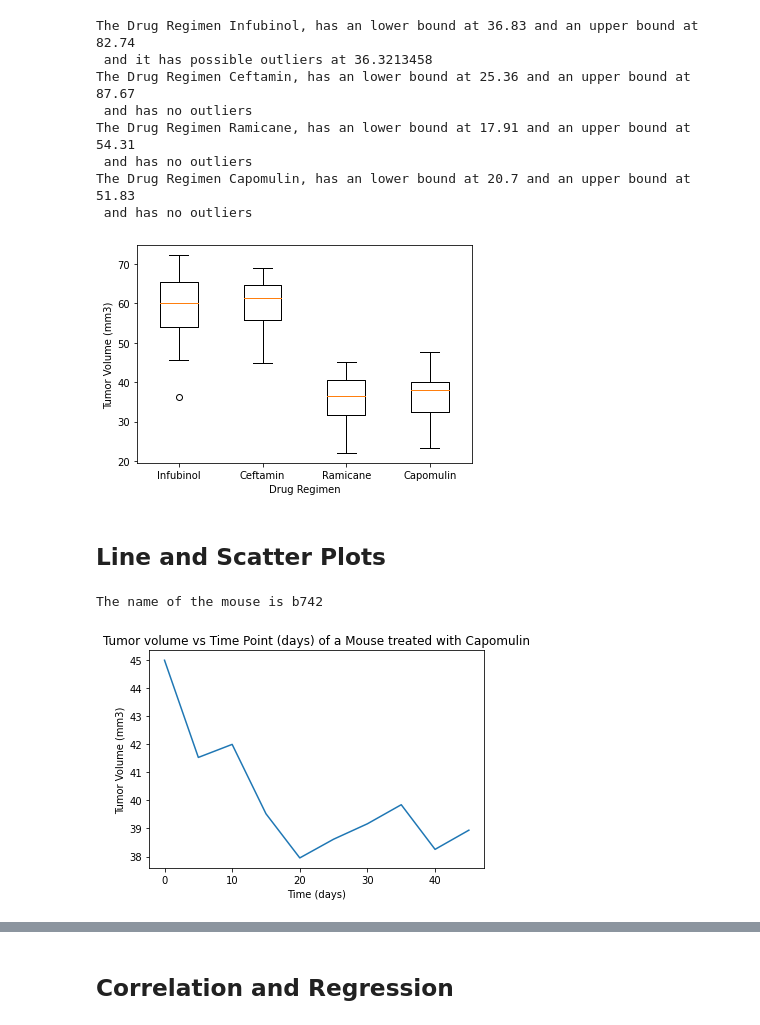
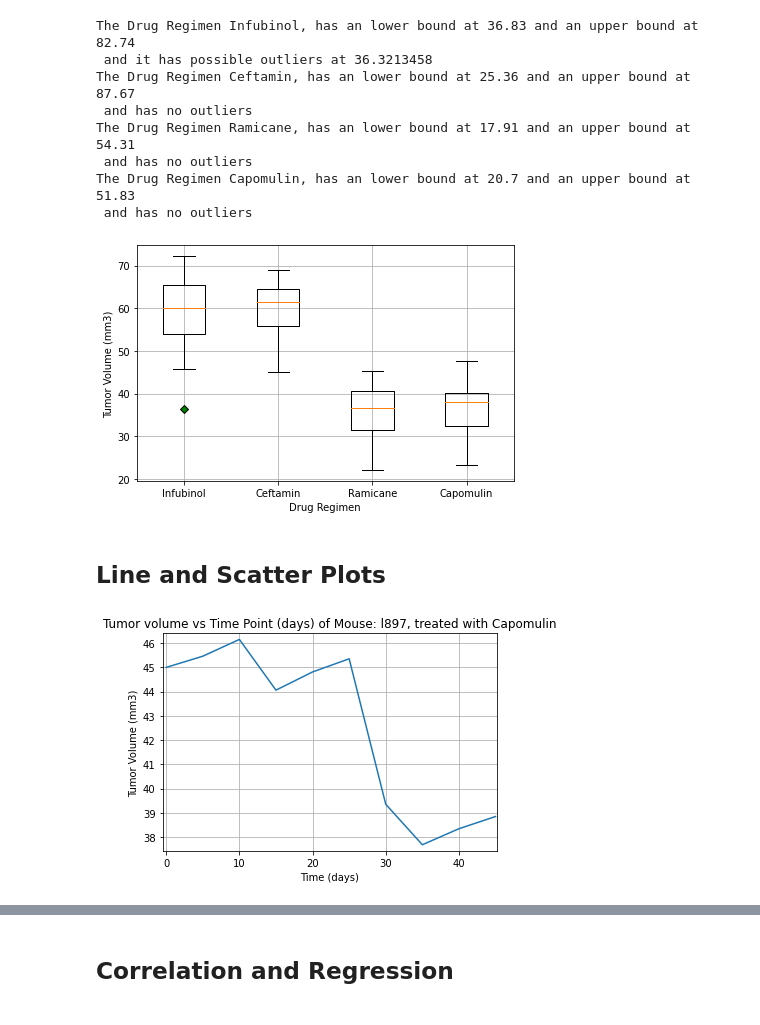
Before and after one commit to Rlizaran/mathplotlib-challange, a Jupyter notebook: Pymaceuticals/pymaceuticals_starter.ipynb, the cells around one changed output, grey strips where cells are left out. Saved outputs shown, nothing was run; the diff lists cells and outputs as text; code cells hidden in the pictures.

```diff
--- a/Pymaceuticals/pymaceuticals_starter.ipynb
+++ b/Pymaceuticals/pymaceuticals_starter.ipynb
@@ -242,38 +255,41 @@ ax.set_label('Final Tumor Volume')
 ax.set_ylabel('Tumor Volume (mm3)')
 ax.set_xticklabels(treatments_list)
 ax.set_xlabel('Drug Regimen')
-ax.boxplot(tumor_vol_data)
+green_diamond = dict(markerfacecolor='g', marker='D')
+ax.boxplot(tumor_vol_data,flierprops= green_diamond)
+plt.grid()
+plt.tight_layout()
 
 plt.show()
 # %% [output]
-[figure, old version]
+[figure, new version]
 # %% [markdown]
 ## Line and Scatter Plots
 # %%
 # Generate a line plot of tumor volume vs. time point for a mouse treated with Capomulin
 # Filter data for Capomulin
 capomulin_filter = clean_data.loc[clean_data['Drug Regimen'] == 'Capomulin']
 mouse_tumorVol_capo = capomulin_filter[['Mouse ID','Timepoint','Tumor Volume (mm3)']].reset_index(drop=True)
 
 # Select a random mouse from the filtered data
 number_random = random.randint(0,len(mouse_tumorVol_capo['Mouse ID'])-1)
 mouse_name = mouse_tumorVol_capo['Mouse ID'].iloc[number_random]
 
 # Filter the data again for the name of the mouse
 mouse_to_plot = mouse_tumorVol_capo[mouse_tumorVol_capo['Mouse ID'] == mouse_name]
 
 # Get values for timepoint and tumor volume
 tumor_of_mouse = mouse_to_plot['Tumor Volume (mm3)']
 time_point_mouse = mouse_to_plot['Timepoint']
 
 # Generate a line graph and print the name of the mouse
 plt.plot(time_point_mouse,tumor_of_mouse)
 plt.xlabel('Time (days)')
 plt.ylabel('Tumor Volume (mm3)')
-plt.title('Tumor volume vs Time Point (days) of a Mouse treated with Capomulin')
-print(f'The name of the mouse is {mouse_name}')
-plt.tight_layout
+plt.title(f'Tumor volume vs Time Point (days) of Mouse: {mouse_name}, treated with Capomulin')
+plt.grid()
+plt.xlim(-0.5,time_point_mouse.max()+0.25)
+plt.ylim(tumor_of_mouse.min()-0.25,tumor_of_mouse.max()+0.25)
 plt.show()
 # %% [output]
-The name of the mouse is b742
-[figure, old version]
+[figure, new version]
```
Also changed, not shown: parts of 10 cells of this notebook.
